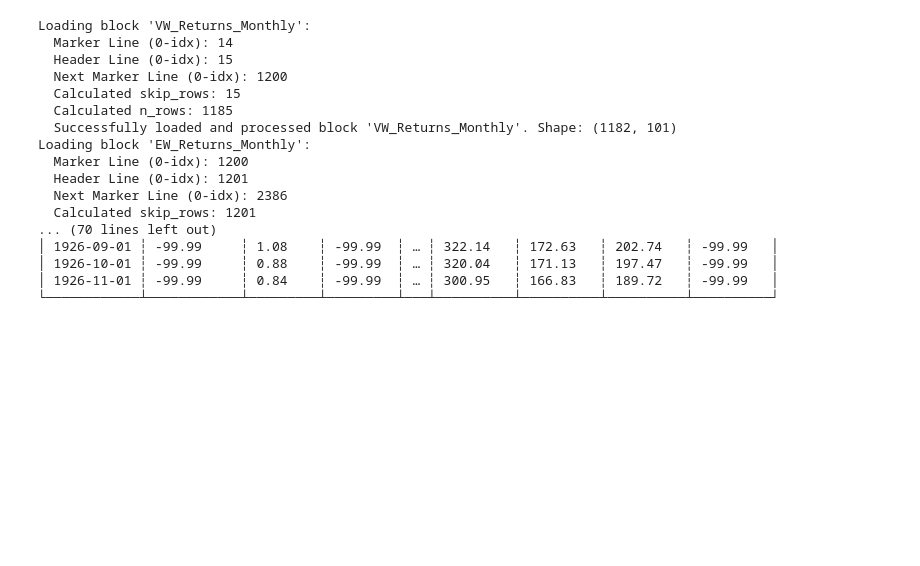
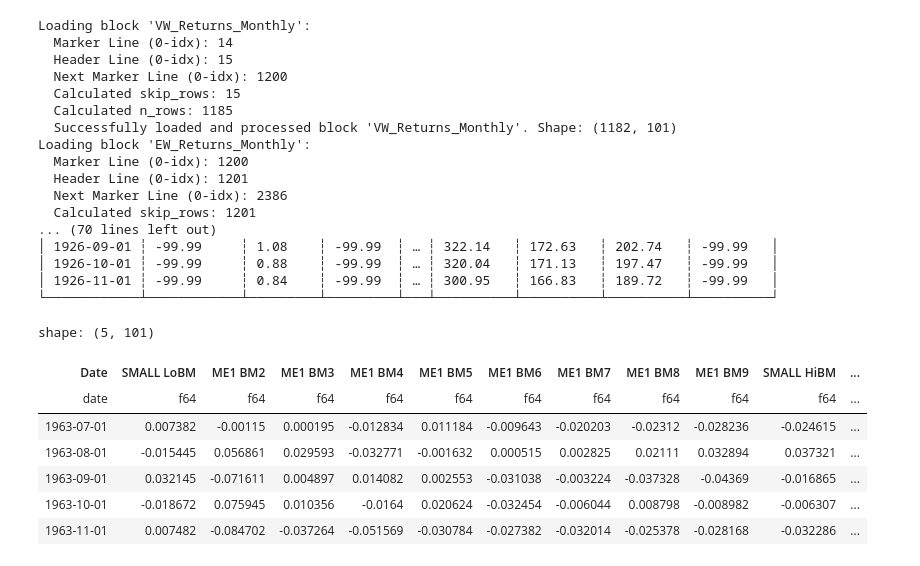
Before and after one commit to givani30/BellmanFilterDFSV, a Jupyter notebook: scripts/empirical/empirical_eda.ipynb, the cells around one changed output. Drawn from its saved outputs; the diff is of its cells as text; code cells hidden in the pictures; blank space fills up the shorter version.

```diff
--- a/scripts/empirical/empirical_eda.ipynb
+++ b/scripts/empirical/empirical_eda.ipynb
@@ -384,0 +398,32 @@ Loading block 'EW_Returns_Monthly':
+# %%
+loaded_data.keys()
+vw_returns=loaded_data["VW_Returns_Monthly"] #Will use vw returns
+ew_returns=loaded_data["EW_Returns_Monthly"]
+#Use july 1963 as start date, which is standard
+start_date = pl.date(1963, 7, 1)
+vw_returns=vw_returns.filter(pl.col("Date") >= start_date)
+ew_returns=ew_returns.filter(pl.col("Date") >= start_date)
+#Replace -99.99 with NaN
+vw_returns = vw_returns.with_columns(pl.all().replace(-99.99, None))
+vw_returns=vw_returns.with_columns((pl.exclude("Date") / 100)) #Convert from percentage to decimal
+ew_returns = ew_returns.with_columns(pl.all().replace(-99.99, None)).with_columns((pl.exclude("Date") / 100))
+#Demean
+
+vw_returns_demeaned = vw_returns.with_columns([
+    pl.col("Date"),  # Keep Date column unchanged
+    pl.exclude("Date") - pl.exclude("Date").mean()  # Subtract means from all other columns
+])
+ew_returns_demeaned = ew_returns.with_columns([
+    pl.col("Date"),  # Keep Date column unchanged
+    pl.exclude("Date") - pl.exclude("Date").mean()  # Subtract means from all other columns
+])
+vw_returns_demeaned.head()
+# %% [output]
+shape: (5, 101)
+| Date | SMALL LoBM | ME1 BM2 | ME1 BM3 | ME1 BM4 | ME1 BM5 | ME1 BM6 | ME1 BM7 | ME1 BM8 | ME1 BM9 | SMALL HiBM | ... |
+| date | f64 | f64 | f64 | f64 | f64 | f64 | f64 | f64 | f64 | f64 | ... |
+| 1963-07-01 | 0.007382 | -0.00115 | 0.000195 | -0.012834 | 0.011184 | -0.009643 | -0.020203 | -0.02312 | -0.028236 | -0.024615 | ... |
+| 1963-08-01 | -0.015445 | 0.056861 | 0.029593 | -0.032771 | -0.001632 | 0.000515 | 0.002825 | 0.02111 | 0.032894 | 0.037321 | ... |
+| 1963-09-01 | 0.032145 | -0.071611 | 0.004897 | 0.014082 | 0.002553 | -0.031038 | -0.003224 | -0.037328 | -0.04369 | -0.016865 | ... |
+| 1963-10-01 | -0.018672 | 0.075945 | 0.010356 | -0.0164 | 0.020624 | -0.032454 | -0.006044 | 0.008798 | -0.008982 | -0.006307 | ... |
+| 1963-11-01 | 0.007482 | -0.084702 | -0.037264 | -0.051569 | -0.030784 | -0.027382 | -0.032014 | -0.025378 | -0.028168 | -0.032286 | ... |
```
Also changed, not shown: parts of 10 cells of this notebook.
